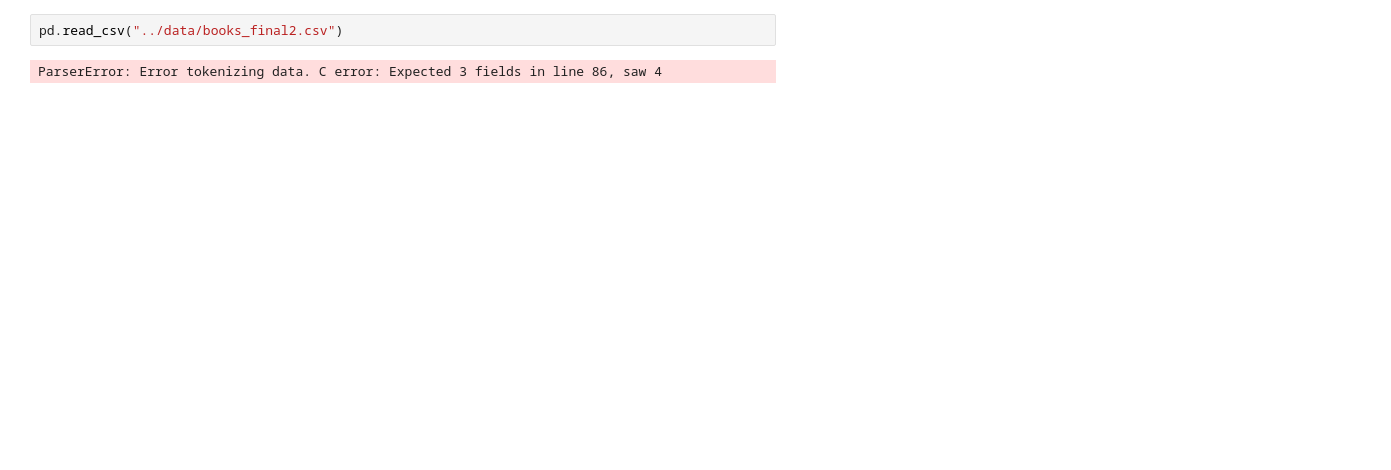
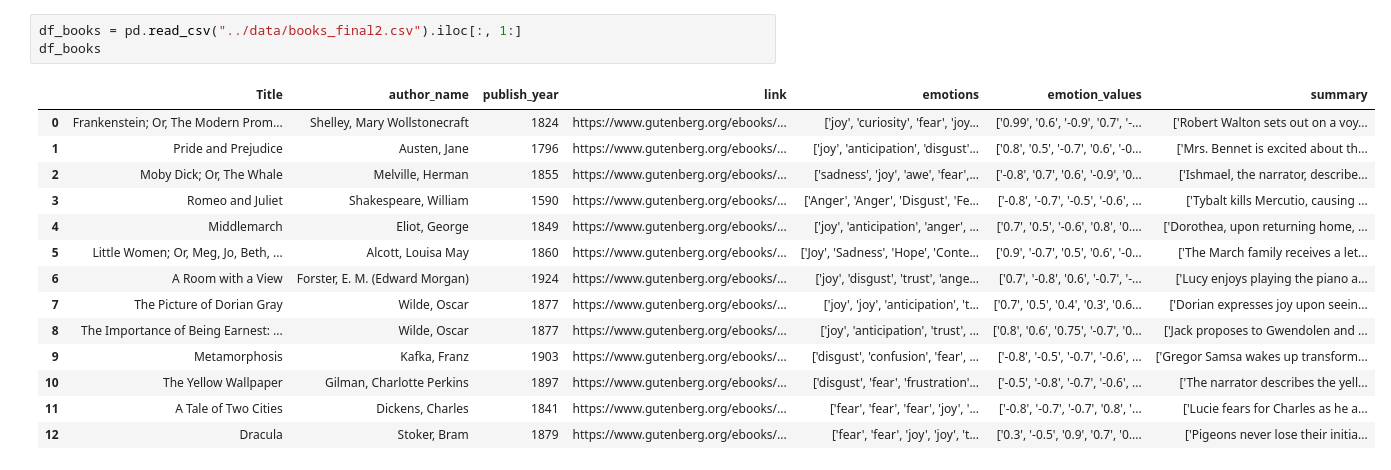
Before and after one commit to legolego/GutEmotions, a Jupyter notebook: Notebooks/Testing_Oleg.ipynb, the cells around one changed output. Cells and saved outputs as stored; diff of their text form; blank space fills up the shorter version.

```diff
--- a/Notebooks/Testing_Oleg.ipynb
+++ b/Notebooks/Testing_Oleg.ipynb
@@ -151,4 +165,18 @@ html_table
 # %%
-pd.read_csv("../data/books_final2.csv")
+df_books = pd.read_csv("../data/books_final2.csv").iloc[:, 1:]
+df_books
 # %% [output]
-ParserError: Error tokenizing data. C error: Expected 3 fields in line 86, saw 4
+|  | Title | author_name | publish_year | link | emotions | emotion_values | summary |
+| 0 | Frankenstein; Or, The Modern Prom... | Shelley, Mary Wollstonecraft | 1824 | https://www.gutenberg.org/ebooks/... | ['joy', 'curiosity', 'fear', 'joy... | ['0.99', '0.6', '-0.9', '0.7', '-... | ['Robert Walton sets out on a voy... |
+| 1 | Pride and Prejudice | Austen, Jane | 1796 | https://www.gutenberg.org/ebooks/... | ['joy', 'anticipation', 'disgust'... | ['0.8', '0.5', '-0.7', '0.6', '-0... | ['Mrs. Bennet is excited about th... |
+| 2 | Moby Dick; Or, The Whale | Melville, Herman | 1855 | https://www.gutenberg.org/ebooks/... | ['sadness', 'joy', 'awe', 'fear',... | ['-0.8', '0.7', '0.6', '-0.9', '0... | ['Ishmael, the narrator, describe... |
+| 3 | Romeo and Juliet | Shakespeare, William | 1590 | https://www.gutenberg.org/ebooks/... | ['Anger', 'Anger', 'Disgust', 'Fe... | ['-0.8', '-0.7', '-0.5', '-0.6', ... | ['Tybalt kills Mercutio, causing ... |
+| 4 | Middlemarch | Eliot, George | 1849 | https://www.gutenberg.org/ebooks/... | ['joy', 'anticipation', 'anger', ... | ['0.7', '0.5', '-0.6', '0.8', '0.... | ['Dorothea, upon returning home, ... |
+| 5 | Little Women; Or, Meg, Jo, Beth, ... | Alcott, Louisa May | 1860 | https://www.gutenberg.org/ebooks/... | ['Joy', 'Sadness', 'Hope', 'Conte... | ['0.9', '-0.7', '0.5', '0.6', '-0... | ['The March family receives a let... |
+| 6 | A Room with a View | Forster, E. M. (Edward Morgan) | 1924 | https://www.gutenberg.org/ebooks/... | ['joy', 'disgust', 'trust', 'ange... | ['0.7', '-0.8', '0.6', '-0.7', '-... | ['Lucy enjoys playing the piano a... |
+| 7 | The Picture of Dorian Gray | Wilde, Oscar | 1877 | https://www.gutenberg.org/ebooks/... | ['joy', 'joy', 'anticipation', 't... | ['0.7', '0.5', '0.4', '0.3', '0.6... | ['Dorian expresses joy upon seein... |
+| 8 | The Importance of Being Earnest: ... | Wilde, Oscar | 1877 | https://www.gutenberg.org/ebooks/... | ['joy', 'anticipation', 'trust', ... | ['0.8', '0.6', '0.75', '-0.7', '0... | ['Jack proposes to Gwendolen and ... |
+| 9 | Metamorphosis | Kafka, Franz | 1903 | https://www.gutenberg.org/ebooks/... | ['disgust', 'confusion', 'fear', ... | ['-0.8', '-0.5', '-0.7', '-0.6', ... | ['Gregor Samsa wakes up transform... |
+| 10 | The Yellow Wallpaper | Gilman, Charlotte Perkins | 1897 | https://www.gutenberg.org/ebooks/... | ['disgust', 'fear', 'frustration'... | ['-0.5', '-0.8', '-0.7', '-0.6', ... | ['The narrator describes the yell... |
+| 11 | A Tale of Two Cities | Dickens, Charles | 1841 | https://www.gutenberg.org/ebooks/... | ['fear', 'fear', 'fear', 'joy', '... | ['-0.8', '-0.7', '-0.7', '0.8', '... | ['Lucie fears for Charles as he a... |
+| 12 | Dracula | Stoker, Bram | 1879 | https://www.gutenberg.org/ebooks/... | ['fear', 'fear', 'joy', 'joy', 't... | ['0.3', '-0.5', '0.9', '0.7', '0.... | ['Pigeons never lose their initia... |
```
Also changed, not shown: parts of 6 cells of this notebook, 5 other files.
